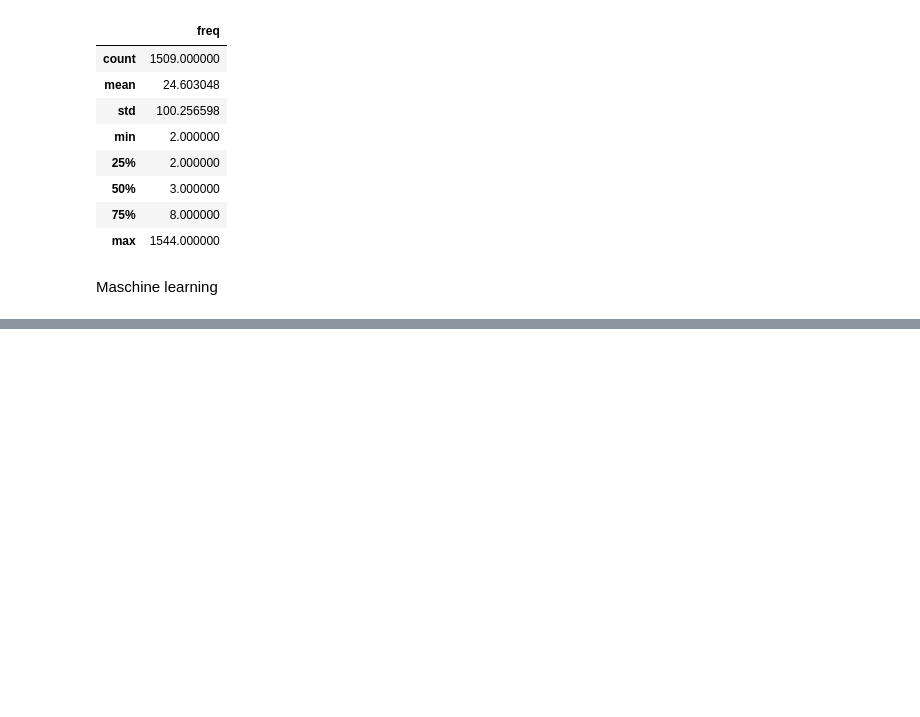
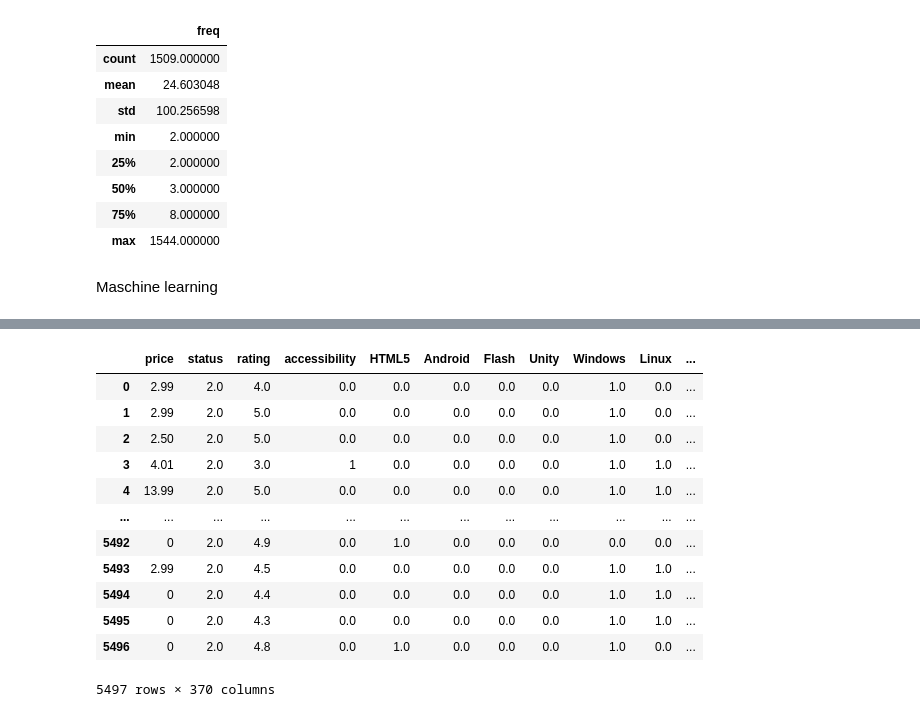
Before and after one commit to Kravchenko228/DataScience, a Jupyter notebook: VideoGamePrediction.ipynb, the cells around one changed output, grey strips where cells are left out. Cells and saved outputs as stored; diff of their text form; code cells hidden in the pictures; blank space fills up the shorter version.

```diff
--- a/VideoGamePrediction.ipynb
+++ b/VideoGamePrediction.ipynb
@@ -458,3 +474,20 @@ df_copy=df_copy.drop(['Yuri','Otome','vhs','Clicker'],axis=1)
+# %%
+df_copy=df_copy.drop(['Yuri','Otome','vhs','Clicker','macOS','Roguelite','gbstudio','Local multiplayer','Twine','Bara','First-Person','otoge','Incremental','High Score','dress-up','Tactical RPG','Gay','Yaoi','Score Attack','otome-game','Idle','Gacha','vhs','Otome'],axis=1,errors='ignore')
+df_copy
+# %% [output]
+|  | price | status | rating | accessibility | HTML5 | Android | Flash | Unity | Windows | Linux | ... |
+| 0 | 2.99 | 2.0 | 4.0 | 0.0 | 0.0 | 0.0 | 0.0 | 0.0 | 1.0 | 0.0 | ... |
+| 1 | 2.99 | 2.0 | 5.0 | 0.0 | 0.0 | 0.0 | 0.0 | 0.0 | 1.0 | 0.0 | ... |
+| 2 | 2.50 | 2.0 | 5.0 | 0.0 | 0.0 | 0.0 | 0.0 | 0.0 | 1.0 | 0.0 | ... |
+| 3 | 4.01 | 2.0 | 3.0 | 1 | 0.0 | 0.0 | 0.0 | 0.0 | 1.0 | 1.0 | ... |
+| 4 | 13.99 | 2.0 | 5.0 | 0.0 | 0.0 | 0.0 | 0.0 | 0.0 | 1.0 | 1.0 | ... |
+| ... | ... | ... | ... | ... | ... | ... | ... | ... | ... | ... | ... |
+| 5492 | 0 | 2.0 | 4.9 | 0.0 | 1.0 | 0.0 | 0.0 | 0.0 | 0.0 | 0.0 | ... |
+| 5493 | 2.99 | 2.0 | 4.5 | 0.0 | 0.0 | 0.0 | 0.0 | 0.0 | 1.0 | 1.0 | ... |
+| 5494 | 0 | 2.0 | 4.4 | 0.0 | 0.0 | 0.0 | 0.0 | 0.0 | 1.0 | 1.0 | ... |
+| 5495 | 0 | 2.0 | 4.3 | 0.0 | 0.0 | 0.0 | 0.0 | 0.0 | 1.0 | 1.0 | ... |
+| 5496 | 0 | 2.0 | 4.8 | 0.0 | 1.0 | 0.0 | 0.0 | 0.0 | 1.0 | 0.0 | ... |
+5497 rows × 370 columns
 # %%
 X=df_copy.drop(['rating'],axis=1)
 y=df_copy['rating'].values.reshape(-1,1)
```
Also changed, not shown: parts of 17 cells of this notebook.
